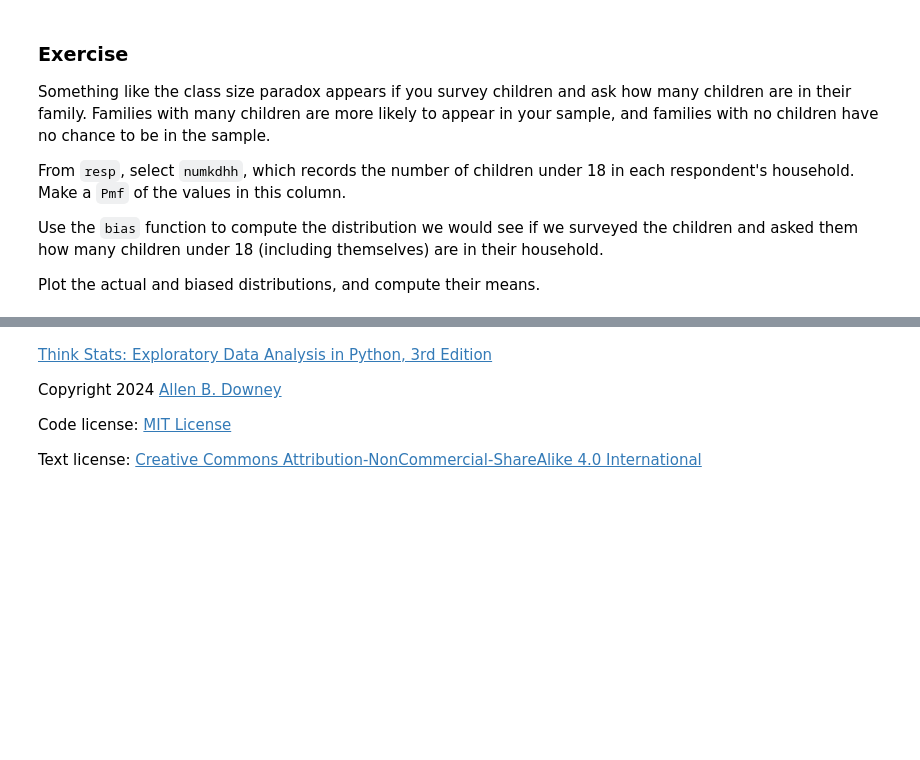
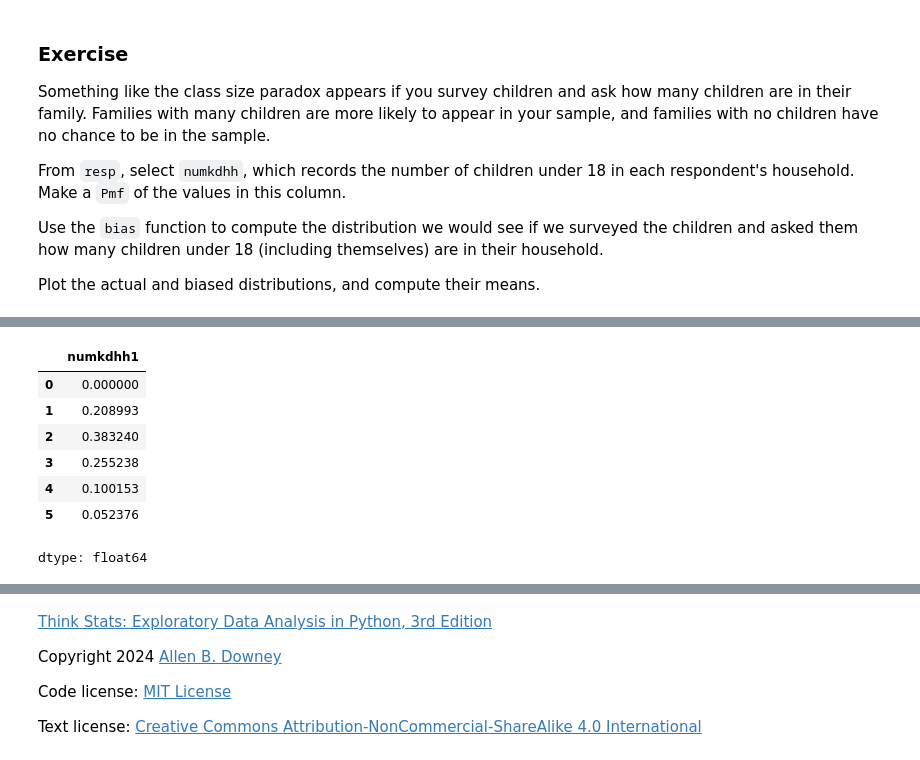
Before and after one commit to tomedds/think_stats_colab, a Jupyter notebook: nb/chap03.ipynb, the cells around one changed output, grey strips where cells are left out. Saved outputs shown, nothing was run; the diff lists cells and outputs as text; code cells hidden in the pictures; blank space fills up the shorter version.

```diff
--- a/nb/chap03.ipynb
+++ b/nb/chap03.ipynb
@@ -640,4 +652,16 @@ Plot the actual and biased distributions, and compute their means.
 # %%
 # Solution goes here
+#bias = numkdhh.bias()
+bias1 = bias(numkdhh, "numkdhh1")
+bias1
+# %% [output]
+|  | numkdhh1 |
+| 0 | 0.000000 |
+| 1 | 0.208993 |
+| 2 | 0.383240 |
+| 3 | 0.255238 |
+| 4 | 0.100153 |
+| 5 | 0.052376 |
+dtype: float64
 # %%
 # Solution goes here
```
Also changed, not shown: parts of 2 cells of this notebook.
